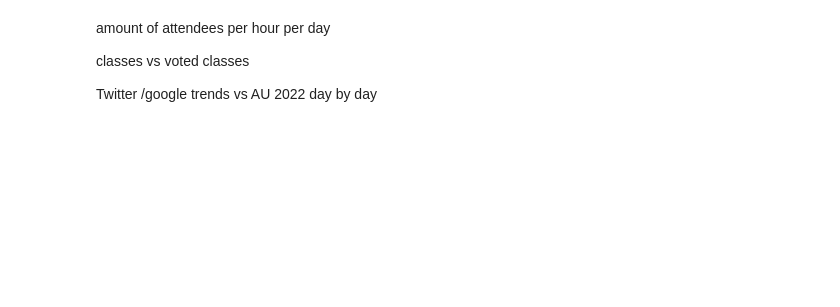
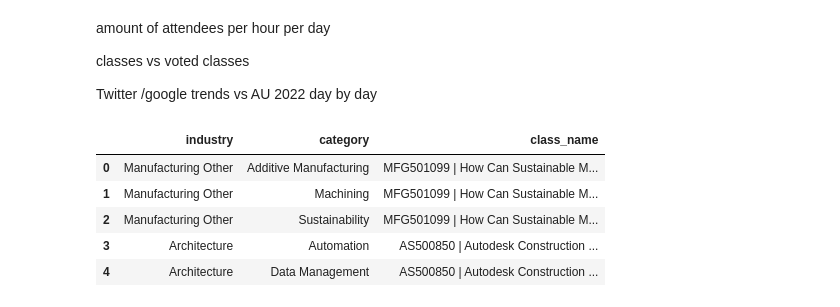
Before and after one commit to EverseDevelopment/Dataset.Autodesk-University-2022, a Jupyter notebook: AU2022.ipynb, the cells around one changed output. Cells and saved outputs as stored; diff of their text form; code cells hidden in the pictures; blank space fills up the shorter version.

```diff
--- a/AU2022.ipynb
+++ b/AU2022.ipynb
@@ -374,3 +304,33 @@ amount of attendees per hour per day
 classes vs voted classes
 
 Twitter /google trends vs AU 2022 day by day
+# %%
+_= []
+for i, r in df_records.iterrows():
+  if r["industry"]:
+    for product in r["industry"]:
+        for category in r["category"]:
+            _.append(pd.Series({ "industry":product, "category": category }))
+class_per_industry_and_category = pd.DataFrame(_)
+
+class_per_industry_and_category.head()
+
+_ = class_per_industry_and_category.groupby(['industry', 'category'])
+ct = pd.crosstab(class_per_industry_and_category['industry'], class_per_industry_and_category['category'])
+# %%
+_= []
+for i, r in df_records.iterrows():
+  if r["industry"]:
+    for product in r["industry"]:
+        for category in r["category"]:
+            _.append(pd.Series({ "industry":product, "category": category, "class_name": r["class_name"] }))
+class_per_industry_and_category = pd.DataFrame(_)
+
+class_per_industry_and_category.head()
+# %% [output]
+|  | industry | category | class_name |
+| 0 | Manufacturing Other | Additive Manufacturing | MFG501099 | How Can Sustainable M... |
+| 1 | Manufacturing Other | Machining | MFG501099 | How Can Sustainable M... |
+| 2 | Manufacturing Other | Sustainability | MFG501099 | How Can Sustainable M... |
+| 3 | Architecture | Automation | AS500850 | Autodesk Construction ... |
+| 4 | Architecture | Data Management | AS500850 | Autodesk Construction ... |
```
Also changed, not shown: parts of 8 cells of this notebook, 2 other files.
